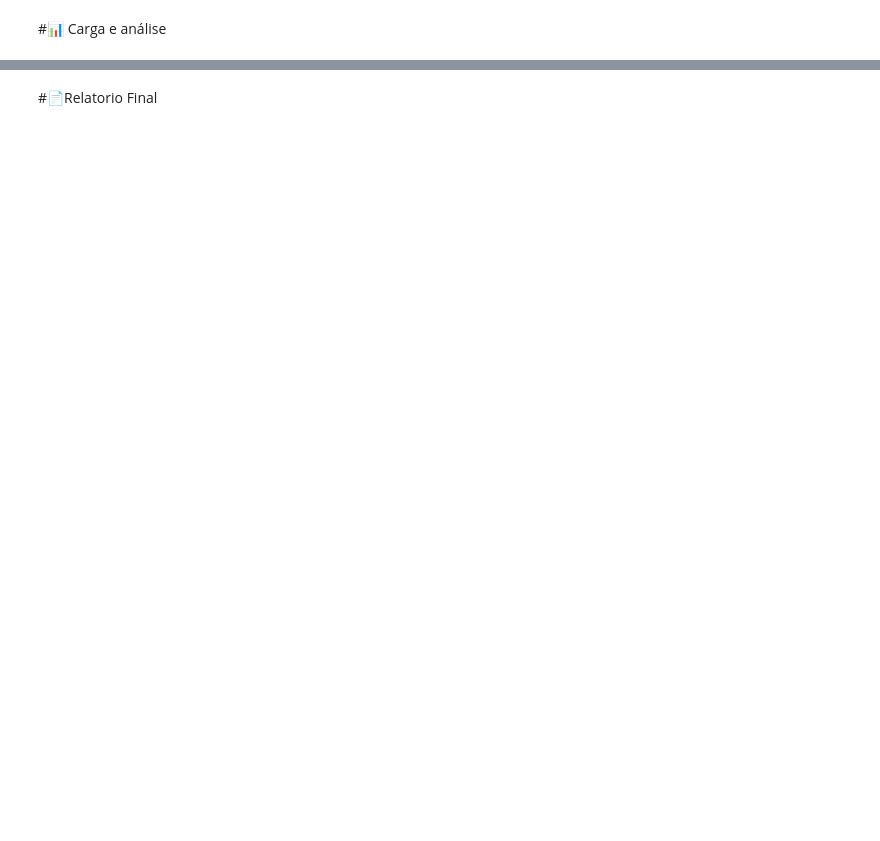
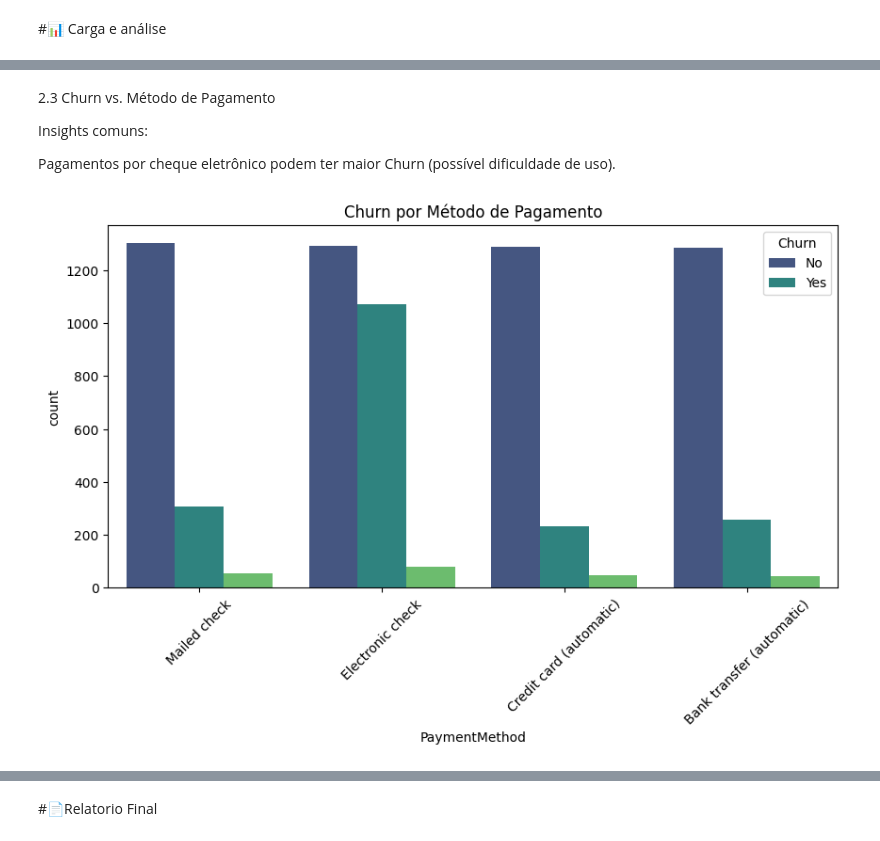
Before and after one commit to mlpoliveira/challenge2-data-science, a Jupyter notebook: TelecomX_BR.ipynb, the cells around one changed output, grey strips where cells are left out. Saved outputs shown, nothing was run; the diff lists cells and outputs as text; code cells hidden in the pictures; blank space fills up the shorter version.

```diff
--- a/TelecomX_BR.ipynb
+++ b/TelecomX_BR.ipynb
@@ -190,0 +448,14 @@ df_final.to_csv('dados_limpos.csv', index=False)
+# %% [markdown]
+2.3 Churn vs. Método de Pagamento
+
+Insights comuns:
+
+Pagamentos por cheque eletrônico podem ter maior Churn (possível dificuldade de uso).
+# %%
+plt.figure(figsize=(10, 5))
+sns.countplot(x='PaymentMethod', hue='Churn', data=df_final, palette='viridis')
+plt.xticks(rotation=45)
+plt.title('Churn por Método de Pagamento')
+plt.show()
+# %% [output]
+[figure, added]
```
Also changed, not shown: parts of 47 cells of this notebook, 1 other file.
